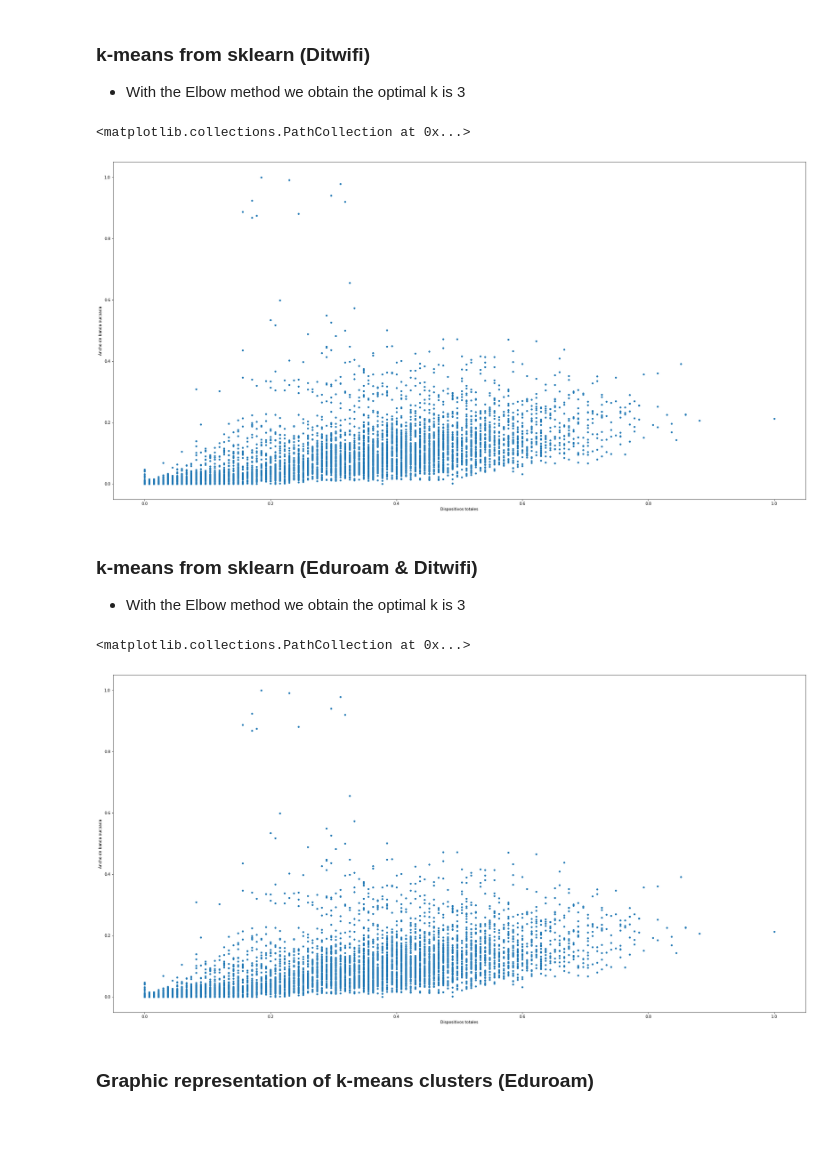
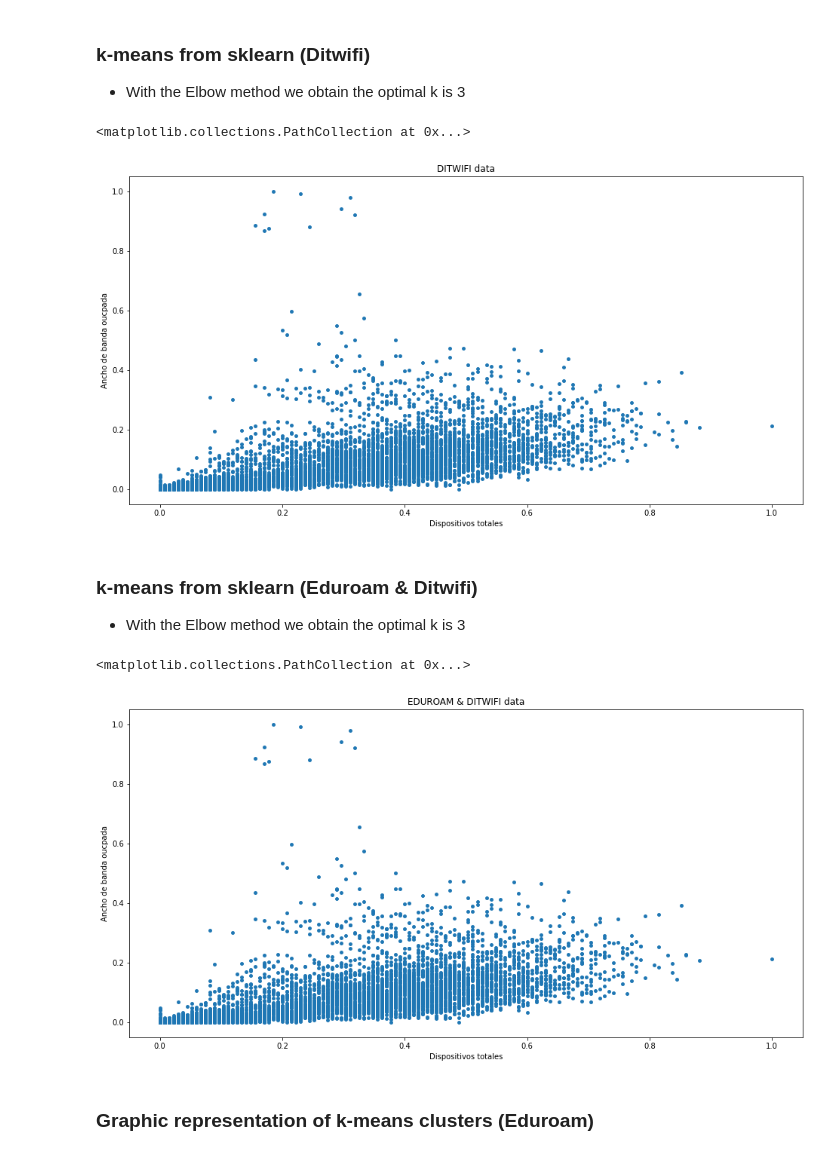
Before and after one commit to alvaroanua/TFG, a Jupyter notebook: Kmean/KMEAN_Dublin_Manianas_un_dia.ipynb, the cells around one changed output. Cells and saved outputs as stored; diff of their text form; code cells hidden in the pictures; blank space fills up the shorter version.

```diff
--- a/Kmean/KMEAN_Dublin_Manianas_un_dia.ipynb
+++ b/Kmean/KMEAN_Dublin_Manianas_un_dia.ipynb
@@ -379,30 +365,31 @@ plt.scatter(x_eduroam, y_eduroam, marker='.', s=60)
 # %%
 # Number of clusters
 k_ditwifi = 3
 
 # Kmeans
 kmeans_ditwifi = KMeans(n_clusters= k_ditwifi) #default: init = k-means++, n_init = 10, max_iter = 300
 
 
 # Labels of data
 cluster_ditwifi = kmeans_ditwifi.fit_predict(df_normalize_ditwifi)
 df_normalize_ditwifi['cluster'] = cluster_ditwifi
 
 # Obtain centroids coordinates
 centroids_ditwifi = kmeans_ditwifi.cluster_centers_
 
 # Asign x and y
 x_ditwifi = df_normalize_ditwifi['total_devices'].values
 y_ditwifi = df_normalize_ditwifi['bw_busy'].values
 
 # Print result
-plt.figure(figsize=(32,16))
+plt.figure(figsize=(16,8))
+plt.title("DITWIFI data")
 plt.xlabel('Dispositivos totales')
 plt.ylabel('Ancho de banda oucpada')
 plt.scatter(x_ditwifi, y_ditwifi, marker='.', s=60)
 # %% [output]
 <matplotlib.collections.PathCollection at 0x...>
-[figure, old version]
+[figure, new version]
 # %% [markdown]
 ### k-means from sklearn (Eduroam & Ditwifi)
 * With the Elbow method we obtain the optimal k is 3
@@ -425,13 +412,14 @@ x = df_normalize['total_devices'].values
 y = df_normalize['bw_busy'].values
 
 # Print result
-plt.figure(figsize=(32,16))
+plt.figure(figsize=(16,8))
+plt.title("EDUROAM & DITWIFI data")
 plt.xlabel('Dispositivos totales')
 plt.ylabel('Ancho de banda oucpada')
 plt.scatter(x,y, marker='.', s=60)
 # %% [output]
 <matplotlib.collections.PathCollection at 0x...>
-[figure, old version]
+[figure, new version]
 # %% [markdown]
 ### Graphic representation of k-means clusters (Eduroam)
 # %%
```
Also changed, not shown: parts of 18 cells of this notebook.
